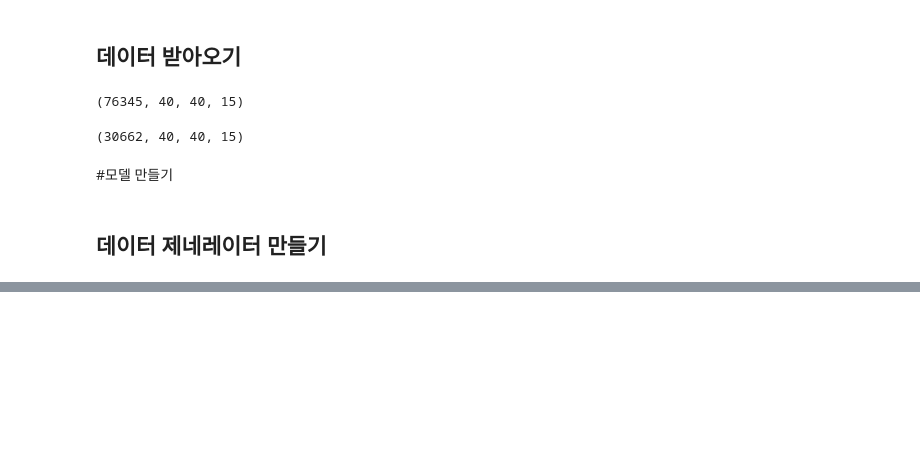
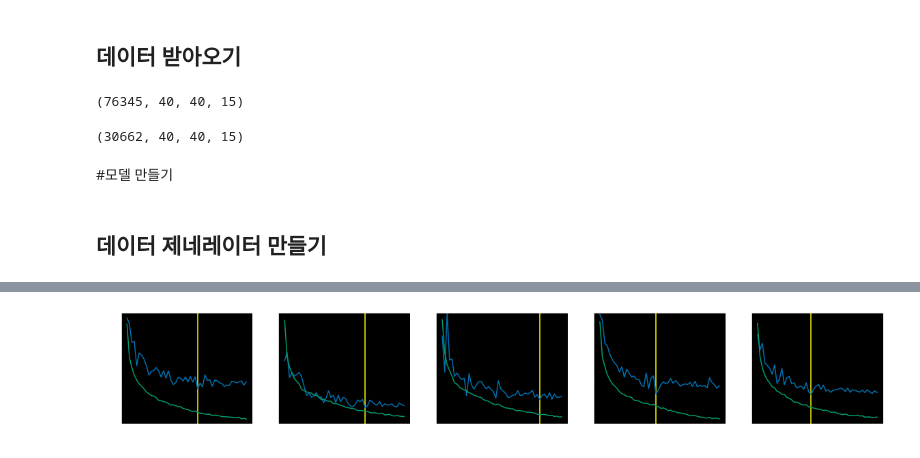
Before and after one commit to deagwon97/dacon-satellite-precipitation, a Jupyter notebook: ResNet_base_model_TPU.ipynb, the cells around one changed output, grey strips where cells are left out. Saved outputs shown, nothing was run; the diff lists cells and outputs as text; code cells hidden in the pictures; blank space fills up the shorter version.

```diff
--- a/ResNet_base_model_TPU.ipynb
+++ b/ResNet_base_model_TPU.ipynb
@@ -410 +448,15 @@ plt.show()
+# %%
+# custom_mae
+print('custom_mae')
+plt.figure(figsize = (20,3))
+for i in range(5):
+    min_ndex = np.argmin(histories[i]['val_custom_mae'])
+    plt.subplot(1,5,i+1)
+    plt.plot(histories[i]['val_custom_mae'])
+    plt.plot(histories[i]['custom_mae'])
+    plt.vlines(min_ndex, ymin = 1.20,ymax=1.50, colors = 'yellow')
+    plt.ylim([1.20,1.47])
+plt.show()
+# %% [output]
+[figure, added]
 # %%
```
Also changed, not shown: parts of 16 cells of this notebook.
